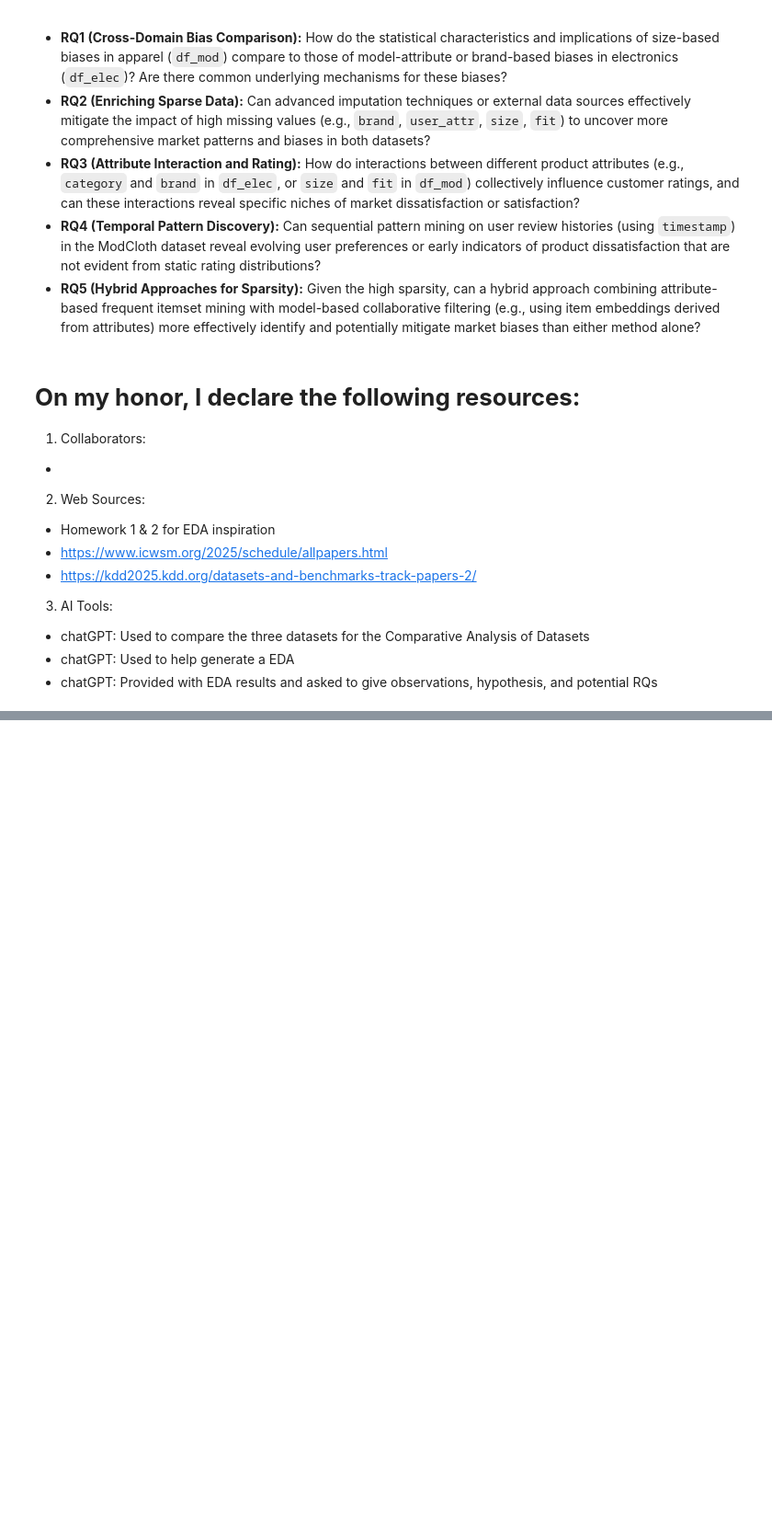
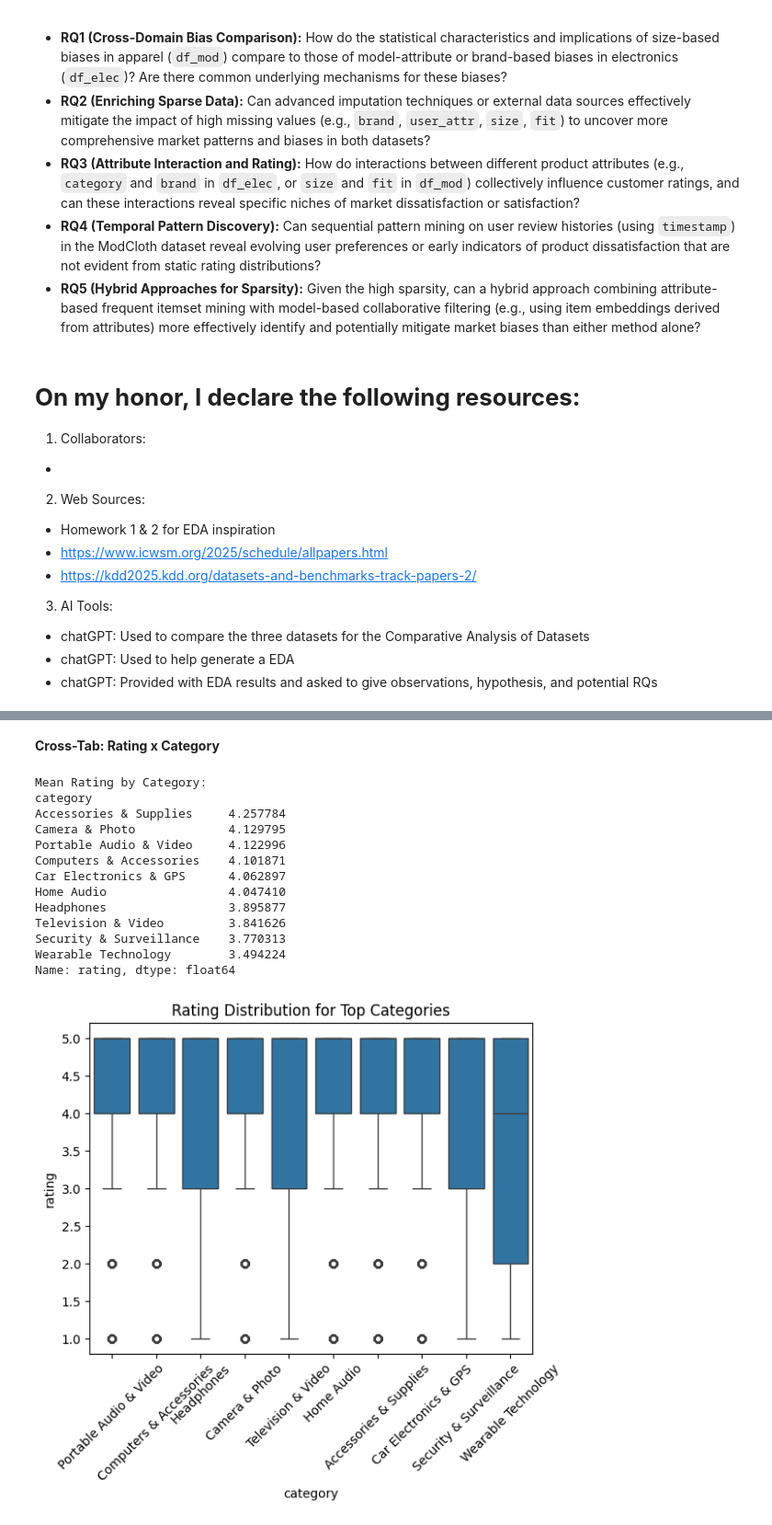
Before and after one commit to lejonathan24/CSCE676-Project, a Jupyter notebook: 129002924_Project.ipynb, the cells around one changed output, grey strips where cells are left out. Shown at 92% size. Saved outputs shown, nothing was run; the diff lists cells and outputs as text; code cells hidden in the pictures; blank space fills up the shorter version.

```diff
--- a/129002924_Project.ipynb
+++ b/129002924_Project.ipynb
@@ -516,0 +640,30 @@ New Hypotheses
+# %% [markdown]
+**Cross-Tab: Rating x Category**
+# %%
+print("\nMean Rating by Category:")
+print(df_elec.groupby("category")["rating"].mean().sort_values(ascending=False))
+
+# Top 10 categories by count
+top_categories = df_elec["category"].value_counts().head(10).index
+df_top = df_elec[df_elec["category"].isin(top_categories)]
+
+plt.figure()
+sns.boxplot(data=df_top, x="category", y="rating")
+plt.xticks(rotation=45)
+plt.title("Rating Distribution for Top Categories")
+plt.show()
+# %% [output]
+Mean Rating by Category:
+category
+Accessories & Supplies     4.257784
+Camera & Photo             4.129795
+Portable Audio & Video     4.122996
+Computers & Accessories    4.101871
+Car Electronics & GPS      4.062897
+Home Audio                 4.047410
+Headphones                 3.895877
+Television & Video         3.841626
+Security & Surveillance    3.770313
+Wearable Technology        3.494224
+Name: rating, dtype: float64
+[figure, added]
```
Also changed, not shown: parts of 26 cells of this notebook.
